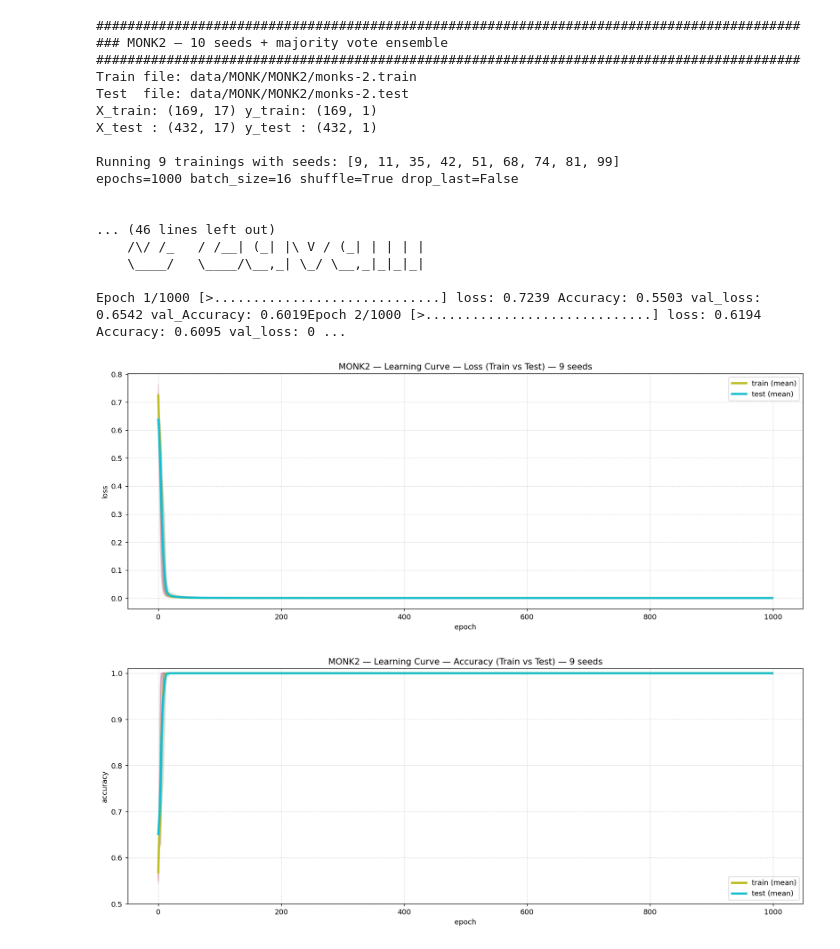
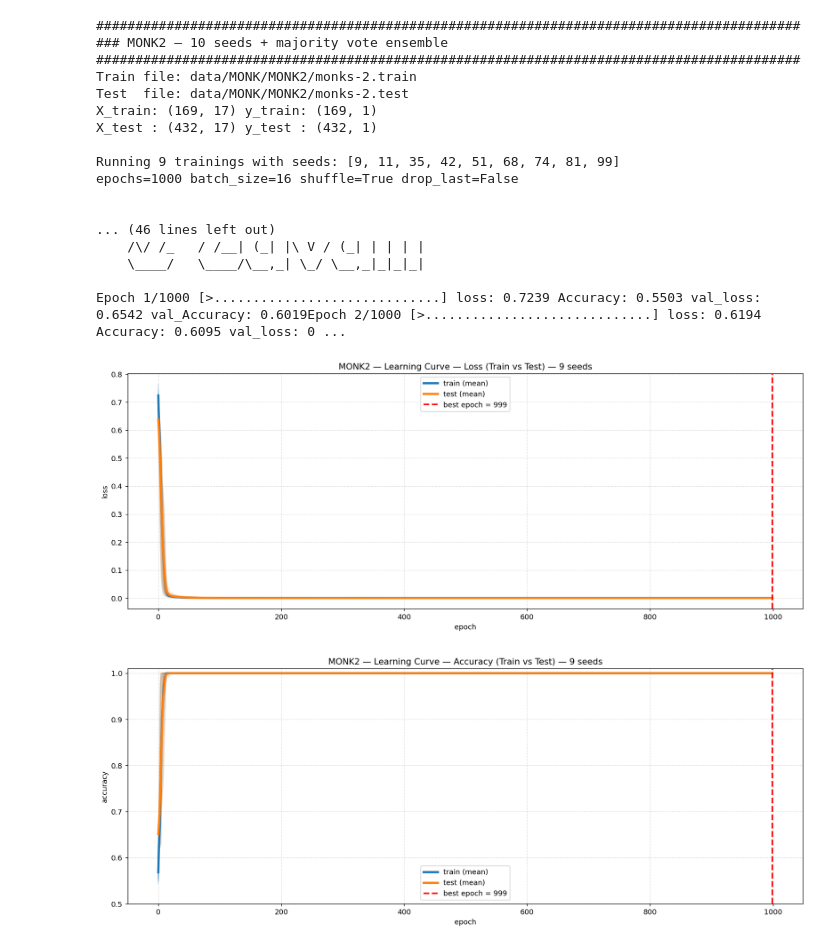
Before and after one commit to riccardoroselli/Neural-Network-From-Scratch, a Jupyter notebook: run_monk_test.ipynb, the cells around one changed output. Drawn from its saved outputs; the diff is of its cells as text; code cells hidden in the pictures.

```diff
--- a/run_monk_test.ipynb
+++ b/run_monk_test.ipynb
@@ -335,37 +346,47 @@ test_losses  = stack_histories(all_histories, "val_loss")
 train_accs   = stack_histories(all_histories, "Accuracy")
 test_accs    = stack_histories(all_histories, "val_Accuracy")
 
+# stopping epoch chosen by mean validation loss
+mean_val_loss = np.nanmean(test_losses, axis=0)
+best_epoch_loss = int(np.nanargmin(mean_val_loss))
+print("Chosen stopping epoch (val loss):", best_epoch_loss)
+
 plot_runs_with_mean(
     train_losses, test_losses,
     title=f"{NAME} — Learning Curve — Loss (Train vs Test) — {len(SEEDS)} seeds",
     ylabel="loss",
+    best_epoch=best_epoch_loss,
+    best_mode="min",
+    show_best_text=False
 )
 plot_runs_with_mean(
     train_accs, test_accs,
     title=f"{NAME} — Learning Curve — Accuracy (Train vs Test) — {len(SEEDS)} seeds",
     ylabel="accuracy",
     ylim=(0.5, 1.01),
+    best_epoch=best_epoch_loss,
+    show_best_text=False
 )
 # %% [output]
 ##########################################################################################
 ### MONK2 — 10 seeds + majority vote ensemble
 ##########################################################################################
 Train file: data/MONK/MONK2/monks-2.train
 Test  file: data/MONK/MONK2/monks-2.test
 X_train: (169, 17) y_train: (169, 1)
 X_test : (432, 17) y_test : (432, 1)
 
 Running 9 trainings with seeds: [9, 11, 35, 42, 51, 68, 74, 81, 99]
 epochs=1000 batch_size=16 shuffle=True drop_last=False
 
 
 ... (46 lines left out)
     /\/ /_   / /__| (_| |\ V / (_| | | | |
     \____/   \____/\__,_| \_/ \__,_|_|_|_|
 
 Epoch 1/1000 [>.............................] loss: 0.7239 Accuracy: 0.5503 val_loss: 0.6542 val_Accuracy: 0.6019Epoch 2/1000 [>.............................] loss: 0.6194 Accuracy: 0.6095 val_loss: 0 ...
-[figure, old version]
+[figure, new version]
-[figure, old version]
+[figure, new version]
 # %%
 # ============================================================
 # MONK3 — 10 seeds + majority vote ensemble + 2 figures
```
Also changed, not shown: parts of 2 cells of this notebook, 1 other file.
